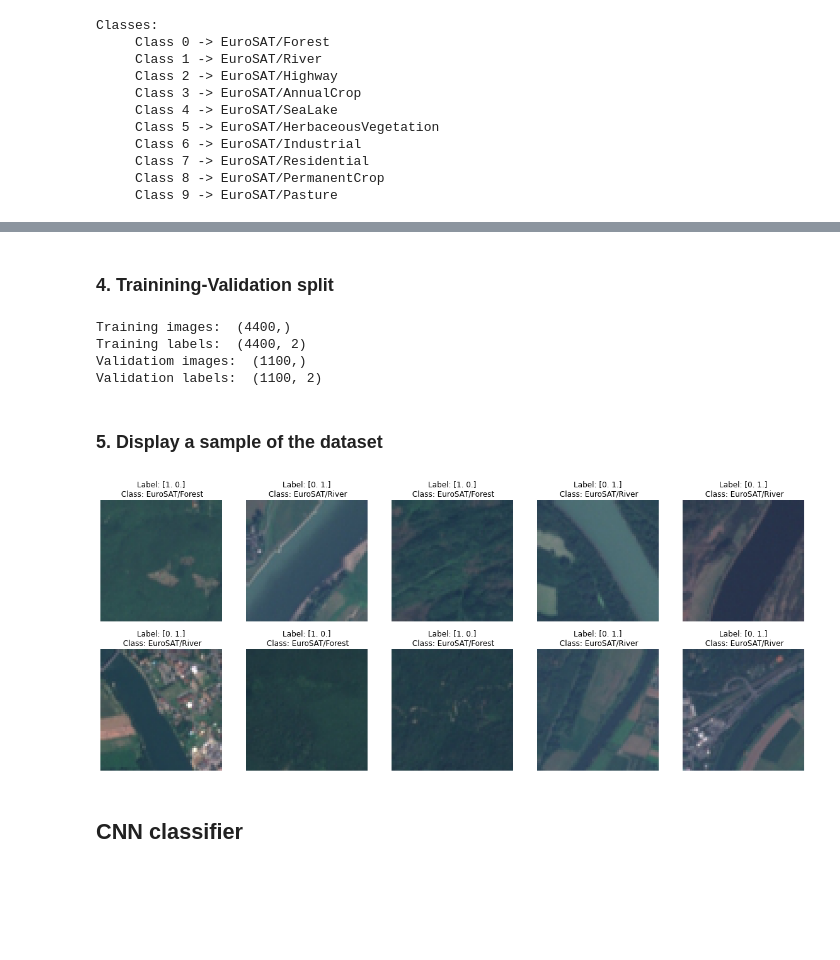
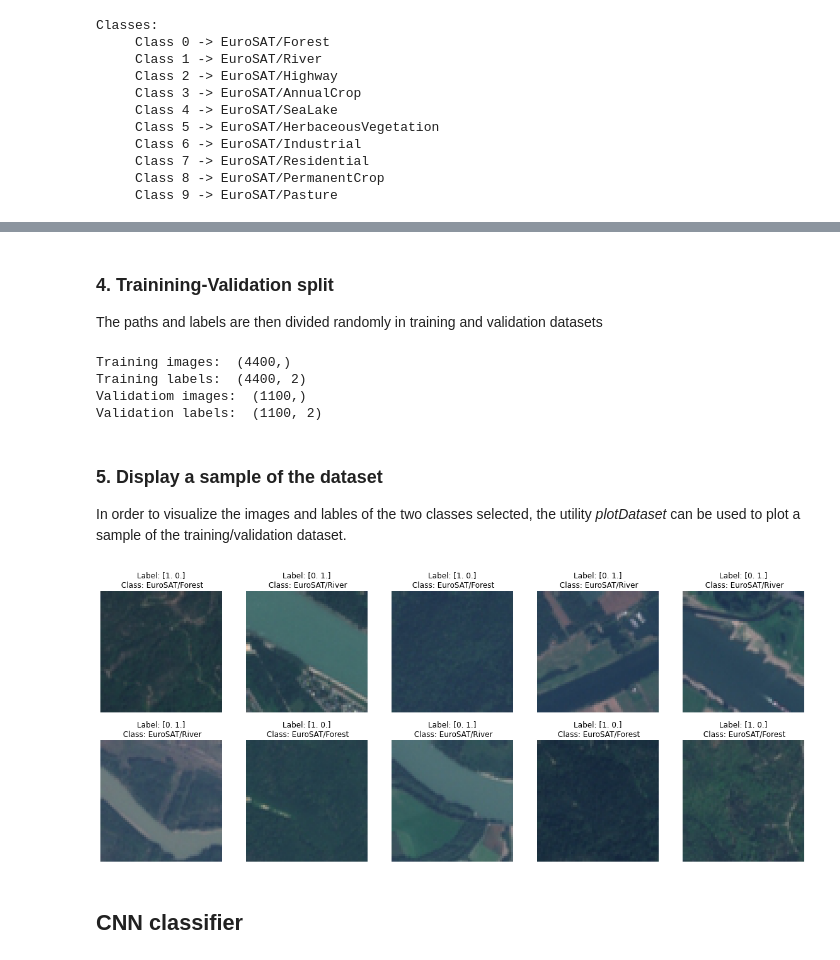
Before and after one commit to ESA-PhiLab/QNN4EO, a Jupyter notebook: EuroSAT_Classification.ipynb, the cells around one changed output, grey strips where cells are left out. Saved outputs shown, nothing was run; the diff lists cells and outputs as text; code cells hidden in the pictures; blank space fills up the shorter version.

```diff
--- a/EuroSAT_Classification.ipynb
+++ b/EuroSAT_Classification.ipynb
@@ -14,5 +20,6 @@ from DatasetHandler import DatasetHandler
 # %%
-datasetHandler = DatasetHandler('EuroSAT')
+dataset_root_path = 'EuroSAT'
+datasetHandler = DatasetHandler(dataset_root_path)
 datasetHandler.print_classes()
 # %% [output]
 Classes:
@@ -31,9 +39,9 @@ Classes:
 # %%
-class_1 = 0 #int(input('Class 1 [0-9]: '))
-class_2 = 1 #int(input('Class 2 [0-9]: '))
+class_1 = int(input('Class 1 [0-9]: '))
+print('\t\t',datasetHandler.classes[class_1], '\n')
 
-print(datasetHandler.classes[class_1])
-print(datasetHandler.classes[class_2])
+class_2 = int(input('Class 2 [0-9]: '))
+print('\t\t',datasetHandler.classes[class_2], '\n')
 
 classes_name = []
 classes_name.append(datasetHandler.classes[class_1].split('/')[-1])
@@ -56,5 +68,6 @@ Dataset sample -> image path:  EuroSAT/Forest/Forest_1721.jpg  image label [1. 0
-# %% [markdown]
-### 4. Trainining-Validation split
+# %% [markdown]
+### 4. Trainining-Validation split
+The paths and labels are then divided randomly in training and validation datasets
 # %%
 train_images, train_labels, val_images, val_labels = datasetHandler.train_validation_split(imgs_path, imgs_label, split_factor = 0.2)
 print('Training images: ',  train_images.shape)
@@ -66,14 +79,14 @@ Training images:  (4400,)
 Training labels:  (4400, 2)
 Validatiom images:  (1100,)
 Validation labels:  (1100, 2)
-# %% [markdown]
-### 5. Display a sample of the dataset
+# %% [markdown]
+### 5. Display a sample of the dataset
+In order to visualize the images and lables of the two classes selected, the utility *plotDataset* can be used to plot a sample of the training/validation dataset.
 # %%
 from utils import plotDataset
+plotDataset(train_images, train_labels, datasetHandler.classes, columns = 5, rows = 2)
+# %% [output]
+[figure, added]
-# %%
-plotDataset(train_images, train_labels, datasetHandler.classes, 5, 2)
-# %% [output]
-[figure, removed]
 # %% [markdown]
 ## CNN classifier
 # %%
```
Also changed, not shown: parts of 14 cells of this notebook.
